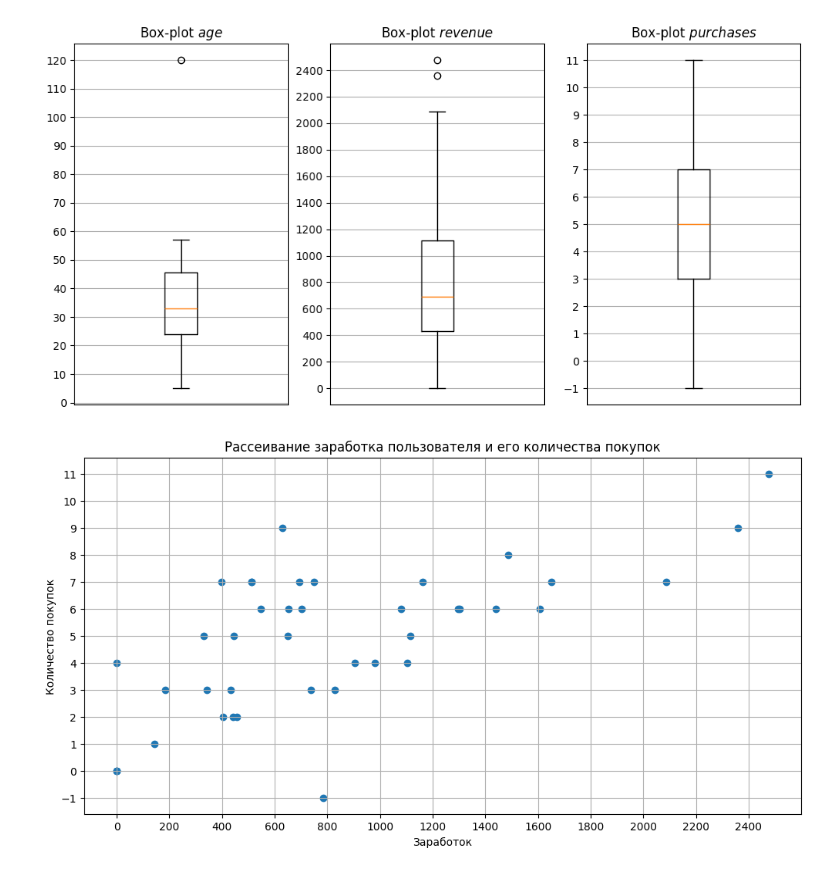
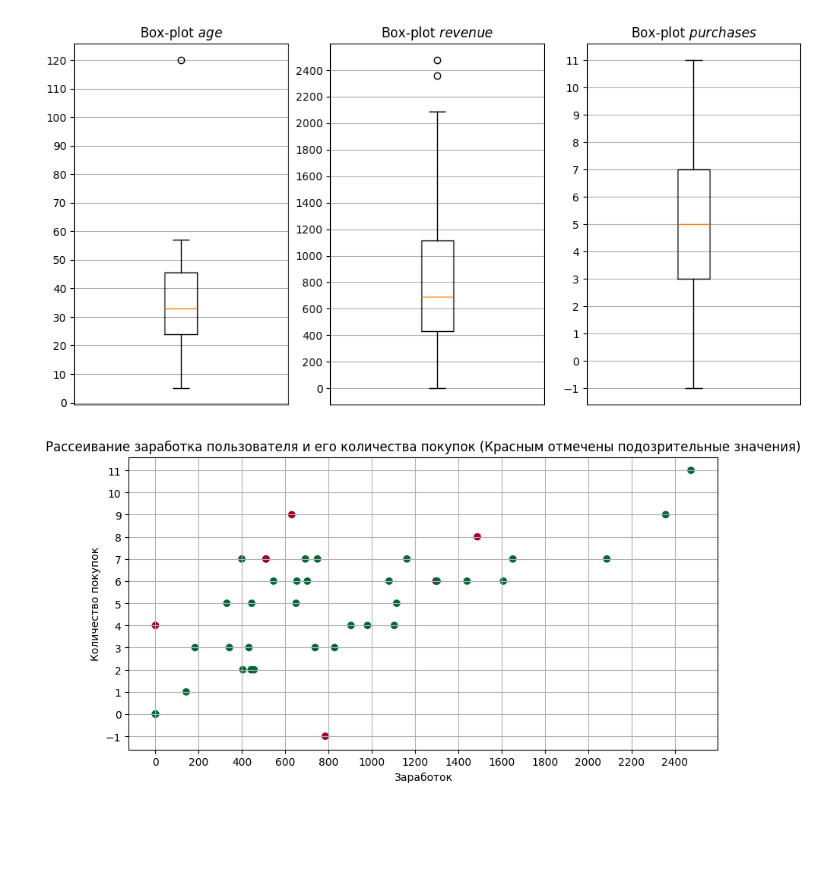
Before and after one commit to kA4errGa/AIEngineering_CoursMIREA, a Jupyter notebook: homeworks/HW02/HW02.ipynb, the cells around one changed output. Drawn from its saved outputs; the diff is of its cells as text; code cells hidden in the pictures; blank space fills up the shorter version.

Commit message:
update scatter

```diff
--- a/homeworks/HW02/HW02.ipynb
+++ b/homeworks/HW02/HW02.ipynb
@@ -189,17 +190,18 @@ plt.show()
 # %% [output]
 [figure]
 # %%
-fig, axRevPur = plt.subplots(figsize=(12, 6))
+fig, axRevPur = plt.subplots(figsize=(10, 5))
 
-axRevPur.scatter(y=df["purchases"], x=df["revenue"])
+axRevPur.scatter(y=df["purchases"], x=df["revenue"], c=df.index.isin(prodDf.index), cmap='RdYlGn')
 axRevPur.set_xlabel("Заработок")
 axRevPur.set_ylabel("Количество покупок")
-axRevPur.set_title("Рассеивание заработка пользователя и его количества покупок")
+axRevPur.set_title("Рассеивание заработка пользователя и его количества покупок (Красным отмечены подозрительные значения)")
 
 axRevPur.locator_params(axis="y", nbins=14)
 axRevPur.locator_params(axis="x", nbins=14)
 axRevPur.grid()
 
+plt.savefig("scater")
 plt.show()
 # %% [output]
-[figure, old version]
+[figure, new version]
```
Also changed, not shown: parts of 1 cell of this notebook, 1 other file.
